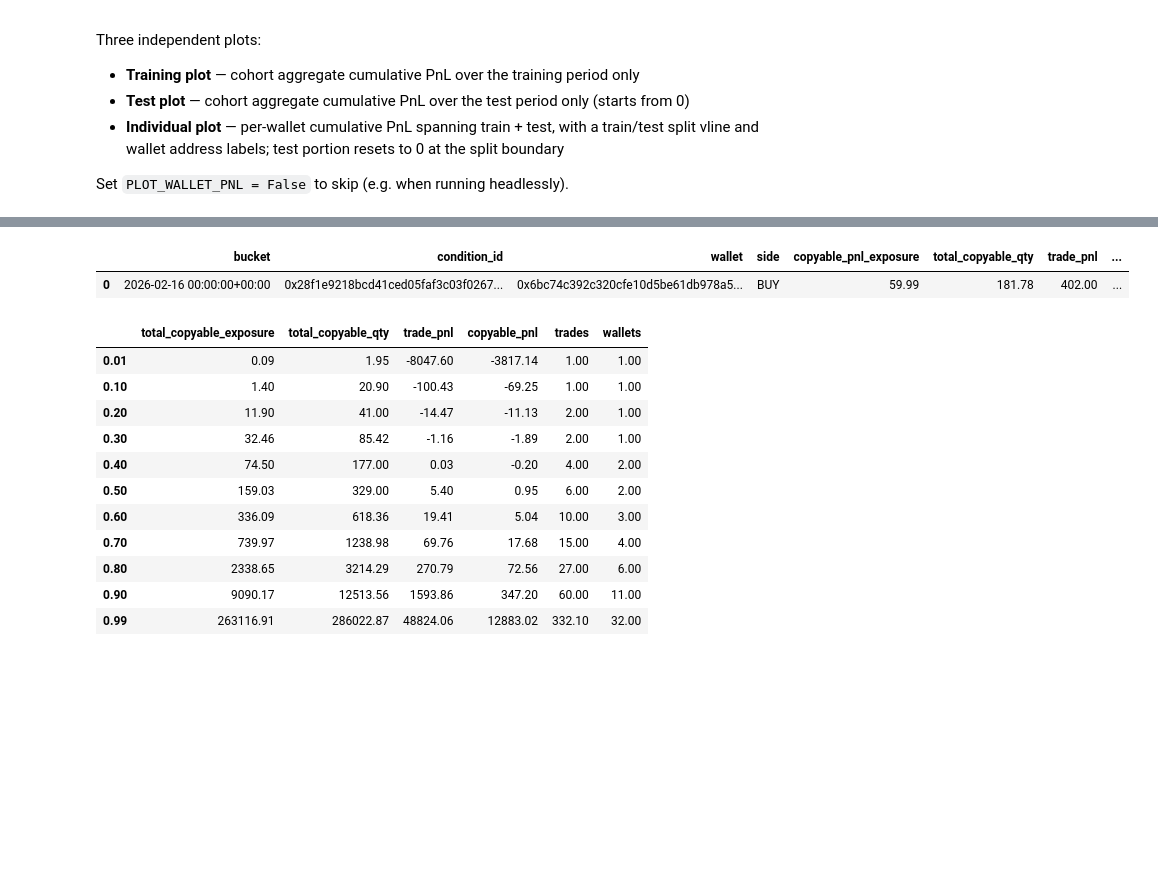
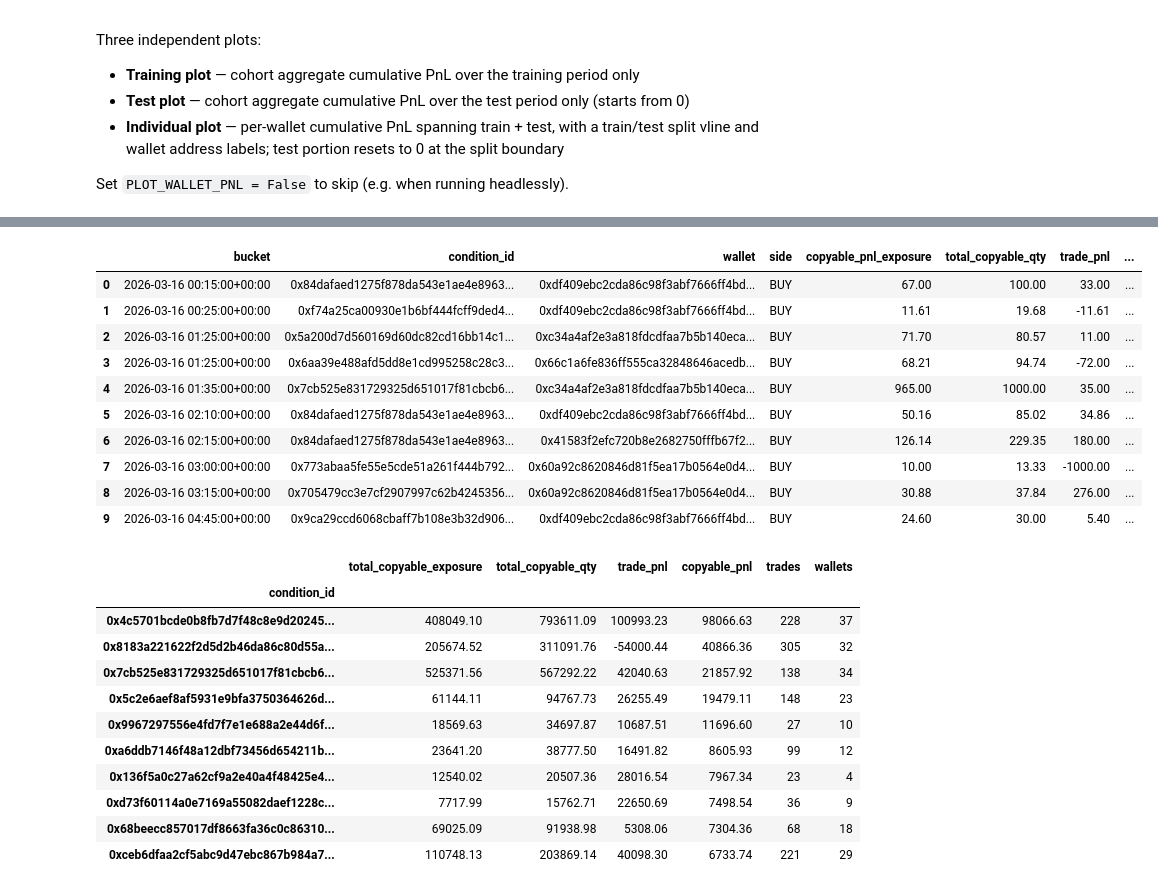
Before and after one commit to vobornij/polymarket, a Jupyter notebook: notebooks/flow/stage1_wallet_strategy_selection.ipynb, the cells around one changed output, grey strips where cells are left out. Drawn from its saved outputs; the diff is of its cells as text; code cells hidden in the pictures; blank space fills up the shorter version.

```diff
--- a/notebooks/flow/stage1_wallet_strategy_selection.ipynb
+++ b/notebooks/flow/stage1_wallet_strategy_selection.ipynb
@@ -395,14 +395,15 @@ wallet_vol_train.sort_values("copyable_pnl", ascending=False).head(10)
 
 wallet_cohorts['multi_filter'] = wallet_vol_train[
     #(wallet_vol_train['copyable_roi'] >= 0.02)
+    (wallet_vol_train['average_roi'] >= 0.05)
     # & (wallet_vol_train['copyable_pnl'] <= wallet_vol_train['total_pnl'])
-    (wallet_vol_train['max_drawdown_to_pnl'] <= 0.3)
+    & (wallet_vol_train['max_drawdown_to_pnl'] <= 0.3)
     # & (wallet_vol_train['max_drawdown_to_pnl'] >= 0.1)
     # & (wallet_vol_train['max_copyable_drawdown_to_copyable_pnl'] <= 0.4)
     & (wallet_vol_train['num_buckets'] >= 20)
-    & (wallet_vol_train['top_market_pnl_pct'] < 0.3)
+    & (wallet_vol_train['top_market_pnl_pct'] < 0.5)
     & (wallet_vol_train['top5_pnl_pct'] < 0.5)
-    & (wallet_vol_train['copyable_pnl'] >= 100)
+    # & (wallet_vol_train['copyable_pnl'] >= 100)
     # & (wallet_vol_train['copyable_pnl_factor'] >= 0.1)
     # & (wallet_vol_train['total_pnl'] > 10_000)
 ].sort_values("copyable_roi", ascending=False).copy().reset_index(drop=True)
@@ -704,7 +743,7 @@ dominant_tags.sort_values('pnl', ascending=False).head(20)
 #     wallets=('wallet', 'nunique')
 #     )
 # %%
-watched_wallets = wallet_cohorts['multi_filter'].sort_values("copyable_pnl", key=abs, ascending=False)['wallet'].head(10).to_list()
+watched_wallets = wallet_cohorts['multi_filter'].sort_values("copyable_pnl", key=abs, ascending=False)['wallet'].head(10).to_list() + ['0xdfe3fedc5c7679be42c3d393e99d4b55247b73c4']
 for w in watched_wallets:
     wallet_df = wallet_vol_train[wallet_vol_train['wallet'] == w]
     wallet_cohorts[w] = wallet_df.copy().reset_index(drop=True)
@@ -857,30 +897,39 @@ pd.set_option('display.max_colwidth', 100)
 # %%
 filter_fills["bucket"] = filter_fills["dt"].dt.floor('5min')
 
 MAX_EXPOSURE = 100
 
 df = filter_fills.groupby(['bucket', 'condition_id', 'wallet', 'side']).agg(
     copyable_pnl_exposure=('copyable_pnl_exposure', 'sum'),
     total_copyable_qty=('copyable_qty', 'sum'),
     trade_pnl =('trade_pnl', 'sum'),
     copyable_pnl = ('copyable_pnl', 'sum'),
     trades=('condition_id', 'count'),
     copyable_qty=('copyable_qty', 'sum'),
     wallets=('wallet', lambda x: x.nunique()),
 ).reset_index()
 
 scale = np.minimum(1, MAX_EXPOSURE / df["copyable_pnl_exposure"].replace(0, np.nan))
 
 df = df.assign(
     scaled_copyable_pnl_exposure = df["copyable_pnl_exposure"] * scale,
     scaled_copyable_pnl = df["copyable_pnl"] * scale,
     scaled_copyable_qty = df["copyable_qty"] * scale,
 )
 
-df.head(1)
+df.head(10)
 # %% [output]
 |  | bucket | condition_id | wallet | side | copyable_pnl_exposure | total_copyable_qty | trade_pnl | ... |
-| 0 | 2026-02-16 00:00:00+00:00 | 0x28f1e9218bcd41ced05faf3c03f0267... | 0x6bc74c392c320cfe10d5be61db978a5... | BUY | 59.99 | 181.78 | 402.00 | ... |
+| 0 | 2026-03-16 00:15:00+00:00 | 0x84dafaed1275f878da543e1ae4e8963... | 0xdf409ebc2cda86c98f3abf7666ff4bd... | BUY | 67.00 | 100.00 | 33.00 | ... |
+| 1 | 2026-03-16 00:25:00+00:00 | 0xf74a25ca00930e1b6bf444fcff9ded4... | 0xdf409ebc2cda86c98f3abf7666ff4bd... | BUY | 11.61 | 19.68 | -11.61 | ... |
+| 2 | 2026-03-16 01:25:00+00:00 | 0x5a200d7d560169d60dc82cd16bb14c1... | 0xc34a4af2e3a818fdcdfaa7b5b140eca... | BUY | 71.70 | 80.57 | 11.00 | ... |
+| 3 | 2026-03-16 01:25:00+00:00 | 0x6aa39e488afd5dd8e1cd995258c28c3... | 0x66c1a6fe836ff555ca32848646acedb... | BUY | 68.21 | 94.74 | -72.00 | ... |
+| 4 | 2026-03-16 01:35:00+00:00 | 0x7cb525e831729325d651017f81cbcb6... | 0xc34a4af2e3a818fdcdfaa7b5b140eca... | BUY | 965.00 | 1000.00 | 35.00 | ... |
+| 5 | 2026-03-16 02:10:00+00:00 | 0x84dafaed1275f878da543e1ae4e8963... | 0xdf409ebc2cda86c98f3abf7666ff4bd... | BUY | 50.16 | 85.02 | 34.86 | ... |
+| 6 | 2026-03-16 02:15:00+00:00 | 0x84dafaed1275f878da543e1ae4e8963... | 0x41583f2efc720b8e2682750fffb67f2... | BUY | 126.14 | 229.35 | 180.00 | ... |
+| 7 | 2026-03-16 03:00:00+00:00 | 0x773abaa5fe55e5cde51a261f444b792... | 0x60a92c8620846d81f5ea17b0564e0d4... | BUY | 10.00 | 13.33 | -1000.00 | ... |
+| 8 | 2026-03-16 03:15:00+00:00 | 0x705479cc3e7cf2907997c62b4245356... | 0x60a92c8620846d81f5ea17b0564e0d4... | BUY | 30.88 | 37.84 | 276.00 | ... |
+| 9 | 2026-03-16 04:45:00+00:00 | 0x9ca29ccd6068cbaff7b108e3b32d906... | 0xdf409ebc2cda86c98f3abf7666ff4bd... | BUY | 24.60 | 30.00 | 5.40 | ... |
 # %%
 df = (df.merge(mdf, on='condition_id', how='inner')
     .sort_values(['bucket', 'copyable_pnl_exposure'], ascending=[True, False])
@@ -962,21 +1011,21 @@ fig.show()
         copyable_pnl = ('copyable_pnl', 'sum'),
         trades=('condition_id', 'count'),
         wallets=('wallet', lambda x: x.nunique()),
- ).sort_values('copyable_pnl', ascending=False).quantile([0.01, 0.1, 0.2, 0.3, 0.4, 0.5, 0.6, 0.7, 0.8, 0.9, 0.99])
+ ).sort_values('copyable_pnl', ascending=False).head(10)
 )
 # %% [output]
 |  | total_copyable_exposure | total_copyable_qty | trade_pnl | copyable_pnl | trades | wallets |
-| 0.01 | 0.09 | 1.95 | -8047.60 | -3817.14 | 1.00 | 1.00 |
-| 0.10 | 1.40 | 20.90 | -100.43 | -69.25 | 1.00 | 1.00 |
-| 0.20 | 11.90 | 41.00 | -14.47 | -11.13 | 2.00 | 1.00 |
-| 0.30 | 32.46 | 85.42 | -1.16 | -1.89 | 2.00 | 1.00 |
-| 0.40 | 74.50 | 177.00 | 0.03 | -0.20 | 4.00 | 2.00 |
-| 0.50 | 159.03 | 329.00 | 5.40 | 0.95 | 6.00 | 2.00 |
-| 0.60 | 336.09 | 618.36 | 19.41 | 5.04 | 10.00 | 3.00 |
-| 0.70 | 739.97 | 1238.98 | 69.76 | 17.68 | 15.00 | 4.00 |
-| 0.80 | 2338.65 | 3214.29 | 270.79 | 72.56 | 27.00 | 6.00 |
-| 0.90 | 9090.17 | 12513.56 | 1593.86 | 347.20 | 60.00 | 11.00 |
-| 0.99 | 263116.91 | 286022.87 | 48824.06 | 12883.02 | 332.10 | 32.00 |
+| condition_id |  |  |  |  |  |  |
+| 0x4c5701bcde0b8fb7d7f48c8e9d20245... | 408049.10 | 793611.09 | 100993.23 | 98066.63 | 228 | 37 |
+| 0x8183a221622f2d5d2b46da86c80d55a... | 205674.52 | 311091.76 | -54000.44 | 40866.36 | 305 | 32 |
+| 0x7cb525e831729325d651017f81cbcb6... | 525371.56 | 567292.22 | 42040.63 | 21857.92 | 138 | 34 |
+| 0x5c2e6aef8af5931e9bfa3750364626d... | 61144.11 | 94767.73 | 26255.49 | 19479.11 | 148 | 23 |
+| 0x9967297556e4fd7f7e1e688a2e44d6f... | 18569.63 | 34697.87 | 10687.51 | 11696.60 | 27 | 10 |
+| 0xa6ddb7146f48a12dbf73456d654211b... | 23641.20 | 38777.50 | 16491.82 | 8605.93 | 99 | 12 |
+| 0x136f5a0c27a62cf9a2e40a4f48425e4... | 12540.02 | 20507.36 | 28016.54 | 7967.34 | 23 | 4 |
+| 0xd73f60114a0e7169a55082daef1228c... | 7717.99 | 15762.71 | 22650.69 | 7498.54 | 36 | 9 |
+| 0x68beecc857017df8663fa36c0c86310... | 69025.09 | 91938.98 | 5308.06 | 7304.36 | 68 | 18 |
+| 0xceb6dfaa2cf5abc9d47ebc867b984a7... | 110748.13 | 203869.14 | 40098.30 | 6733.74 | 221 | 29 |
 # %%
 from polymarket_analysis.visualization.wallet_plots import (
     plot_wallet_selection_pnl,
```
Also changed, not shown: parts of 18 cells of this notebook, 6 other files.
